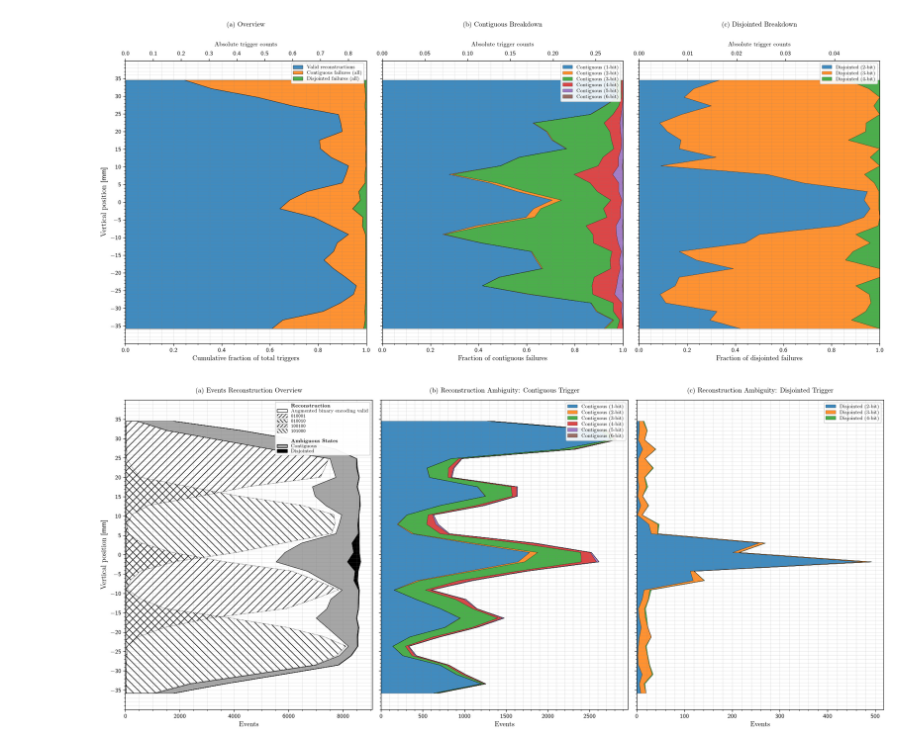
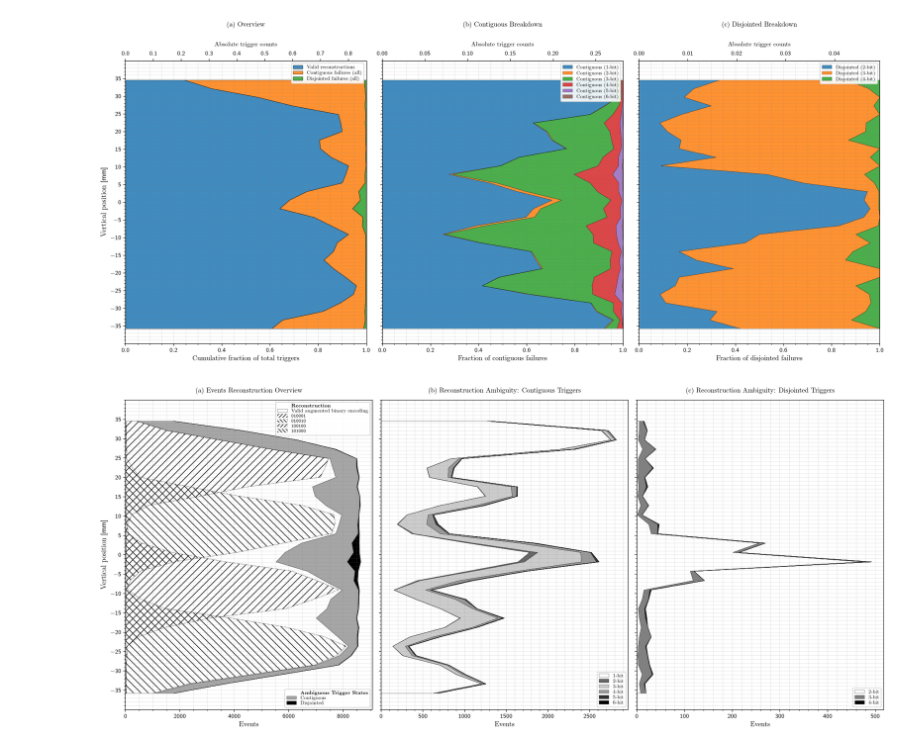
Before and after one commit to Dawson-HEP/scintillating_chamber, a Jupyter notebook: data_analysis/frequency_distribution/radecs/frequency_graphs.ipynb, the cells around one changed output. Cells and saved outputs as stored; diff of their text form; code cells hidden in the pictures.

Commit message:
finalize trigger distribution graph

```diff
--- a/data_analysis/frequency_distribution/radecs/frequency_graphs.ipynb
+++ b/data_analysis/frequency_distribution/radecs/frequency_graphs.ipynb
@@ -1827,8 +1827,33 @@ def get_abs_counts(indices):
 # ==============================================================================
 # Create 1x3 Side-by-Side Subplot Layout
 # ==============================================================================
-cmap_tab10 = plt.cm.tab10
 fig, (ax1, ax2, ax3) = plt.subplots(1, 3, figsize=(18, 8), sharey=True)
+
+EDGE_LW = 0.3  # thin contour style (match middle-column fills / legends)
+
+def greyscale_by_yield(bit_groups):
+    """Equidistant B/W by event-count rank (not magnitude-scaled).
+
+    Sorted by increasing total events: fewest -> black, most -> white.
+    """
+    totals = {}
+    for b_count, indices in bit_groups.items():
+        if not indices:
+            continue
+        totals[b_count] = float(np.sum(get_abs_counts(indices)))
+    if not totals:
+        return {}
+    ranked = sorted(totals.items(), key=lambda kv: kv[1])  # ascending events
+    n = len(ranked)
+    colors = {}
+    for i, (b_count, _) in enumerate(ranked):
+        if n == 1:
+            gray = 0.5
+        else:
+            # increasing events: black (0) -> white (1), equal steps
+            gray = i / (n - 1)
+        colors[b_count] = str(gray)
+    return colors
 
 # ==============================================================================
 # COLUMN 1: Overview — white / grey / black, event counts on bottom
@@ -1839,7 +1864,7 @@ valid_counts = get_abs_counts(valid_idx)
 c_next1 = c_curr1 + valid_counts
 ax1.fill_betweenx(
     y_pos, c_curr1, c_next1,
-    facecolor='white', edgecolor='black', linewidth=0.8, alpha=1.0,
+    facecolor='white', edgecolor='black', linewidth=EDGE_LW, alpha=1.0,
     zorder=1,
 )
 c_curr1 = c_next1
@@ -1848,7 +1873,7 @@ contiguous_counts = get_abs_counts(all_contiguous_idx)
 c_next1 = c_curr1 + contiguous_counts
 ax1.fill_betweenx(
     y_pos, c_curr1, c_next1,
-    facecolor='0.65', edgecolor='black', linewidth=0.5, alpha=1.0,
+    facecolor='0.65', edgecolor='black', linewidth=EDGE_LW, alpha=1.0,
     zorder=1,
 )
 c_curr1 = c_next1
@@ -1857,7 +1882,7 @@ disjointed_counts = get_abs_counts(all_disjointed_idx)
 c_next1 = c_curr1 + disjointed_counts
 ax1.fill_betweenx(
     y_pos, c_curr1, c_next1,
-    facecolor='black', edgecolor='black', linewidth=0.5, alpha=1.0,
+    facecolor='black', edgecolor='black', linewidth=EDGE_LW, alpha=1.0,
     zorder=1,
 )
 
@@ -1896,9 +1921,8 @@ ax1.minorticks_on()
 legend_elements = [
     Patch(facecolor='none', edgecolor='none', label=r'\textbf{Reconstruction}'),
     Patch(
-        facecolor='white', edgecolor='black', linewidth=0.8,
-        label=r'Augmented binary encoding valid',
-
+        facecolor='white', edgecolor='black', linewidth=EDGE_LW,
+        label=r'Valid augmented binary encoding',
     ),
     # Patch(facecolor='none', edgecolor='none', label=r'\textit{Valid States}'),
 ]
@@ -1908,29 +1932,41 @@ for i, idx in enumerate(valid_sorted):
     legend_elements.append(
         Patch(
             linestyle=":",
-            facecolor='white', edgecolor='black', linewidth=0.8, hatch=hatch_type,
+            facecolor='white', edgecolor='black', linewidth=EDGE_LW, hatch=hatch_type,
             label=rf'$\mathtt{{{bit_str}}}$',
         )
     )
-legend_elements.extend([
-    Patch(facecolor='none', edgecolor='none', label=' '),
-    Patch(facecolor='none', edgecolor='none', label=r'\textbf{Ambiguous States}'),
-    Patch(facecolor='0.65', edgecolor='black', label=r'Contiguous'),
-    Patch(facecolor='black', edgecolor='black', label=r'Disjointed'),
-])
-ax1.legend(
+
+legend1 = ax1.legend(
     handles=legend_elements,
     fontsize=7.5,
     framealpha=0.95,
     loc='upper right',
     handlelength=2.2,
 )
+ax1.add_artist(legend1)
+
+ambiguous_legend_items  = [
+    # Patch(facecolor='none', edgecolor='none', label=' '),
+    Patch(facecolor='none', edgecolor='none', label=r'\textbf{Ambiguous Trigger States}'),
+    Patch(facecolor='0.65', edgecolor='black', linewidth=EDGE_LW, label=r'Contiguous'),
+    Patch(facecolor='black', edgecolor='black', linewidth=EDGE_LW, label=r'Disjointed'),
+]
+ax1.legend(
+    handles=ambiguous_legend_items,
+    fontsize=7.5,
+    framealpha=0.95,
+    loc='lower right',
+    handlelength=2.2,
+)
+
+
 
 # ==============================================================================
-# COLUMN 2: Contiguous Failures Breakdown — absolute event counts
+# COLUMN 2: Contiguous Failures Breakdown — absolute event counts (B/W by yield)
 # ==============================================================================
+contig_colors = greyscale_by_yield(contiguous_by_bits)
 c_curr2 = np.zeros_like(y_pos)
-color_idx_contig = 0
 
 for b_count in range(1, 7):
     indices = contiguous_by_bits[b_count]
@@ -1942,53 +1978,51 @@ for b_count in range(1, 7):
 
     ax2.fill_betweenx(
         y_pos, c_curr2, c_next2,
-        color=cmap_tab10(color_idx_contig % 10), alpha=0.85, edgecolor='black', linewidth=0.3,
-        label=rf'Contiguous ({b_count}-bit)'
+        facecolor=contig_colors[b_count], edgecolor='black', linewidth=EDGE_LW, alpha=1.0,
+        label=rf'{b_count}-bit'
     )
     c_curr2 = c_next2
-    color_idx_contig += 1
 
 xmax2 = float(np.max(c_curr2)) * 1.05 if np.max(c_curr2) > 0 else 100
 ax2.set_xlim(0, xmax2)
 ax2.set_xlabel(r'Events', fontsize=11)
-ax2.set_title(r'(b) Reconstruction Ambiguity: Contiguous Trigger', fontsize=11, pad=12)
+ax2.set_title(r'(b) Reconstruction Ambiguity: Contiguous Triggers', fontsize=11, pad=12)
 ax2.grid(which='both', lw=0.4, ls='-', color='gray', alpha=0.3)
 ax2.minorticks_on()
-ax2.legend(fontsize=8, framealpha=0.9, loc='upper right')
+ax2.legend(fontsize=8, framealpha=0.9, loc='lower right')
 
 # ==============================================================================
-# COLUMN 3: Disjointed Failures Breakdown — absolute event counts
+# COLUMN 3: Disjointed Failures Breakdown — absolute event counts (B/W by yield)
 # ==============================================================================
+disjoint_colors = greyscale_by_yield(disjointed_by_bits)
 c_curr3 = np.zeros_like(y_pos)
-color_idx_disjoint = 0
 
 for b_count in range(1, 7):
     indices = disjointed_by_bits[b_count]
     if not indices:
         continue
 
     counts = get_abs_counts(indices)
     c_next3 = c_curr3 + counts
 
     ax3.fill_betweenx(
         y_pos, c_curr3, c_next3,
-        color=cmap_tab10(color_idx_disjoint % 10), alpha=0.85, edgecolor='black', linewidth=0.3,
-        label=rf'Disjointed ({b_count}-bit)'
+        facecolor=disjoint_colors[b_count], edgecolor='black', linewidth=EDGE_LW, alpha=1.0,
+        label=rf'{b_count}-bit'
     )
     c_curr3 = c_next3
-    color_idx_disjoint += 1
 
 xmax3 = float(np.max(c_curr3)) * 1.05 if np.max(c_curr3) > 0 else 100
 ax3.set_xlim(0, xmax3)
 ax3.set_ylim(-40, 40)
 ax3.set_yticks(np.arange(-35, 40, 5))
 ax3.set_xlabel(r'Events', fontsize=11)
-ax3.set_title(r'(c) Reconstruction Ambiguity: Disjointed Trigger', fontsize=11, pad=12)
+ax3.set_title(r'(c) Reconstruction Ambiguity: Disjointed Triggers', fontsize=11, pad=12)
 ax3.grid(which='both', lw=0.4, ls='-', color='gray', alpha=0.3)
 ax3.minorticks_on()
-ax3.legend(fontsize=8, framealpha=0.9, loc='upper right')
+ax3.legend(fontsize=8, framealpha=0.9, loc='lower right')
 
 fig.tight_layout()
 plt.show()
 # %% [output]
-[figure, old version]
+[figure, new version]
```
